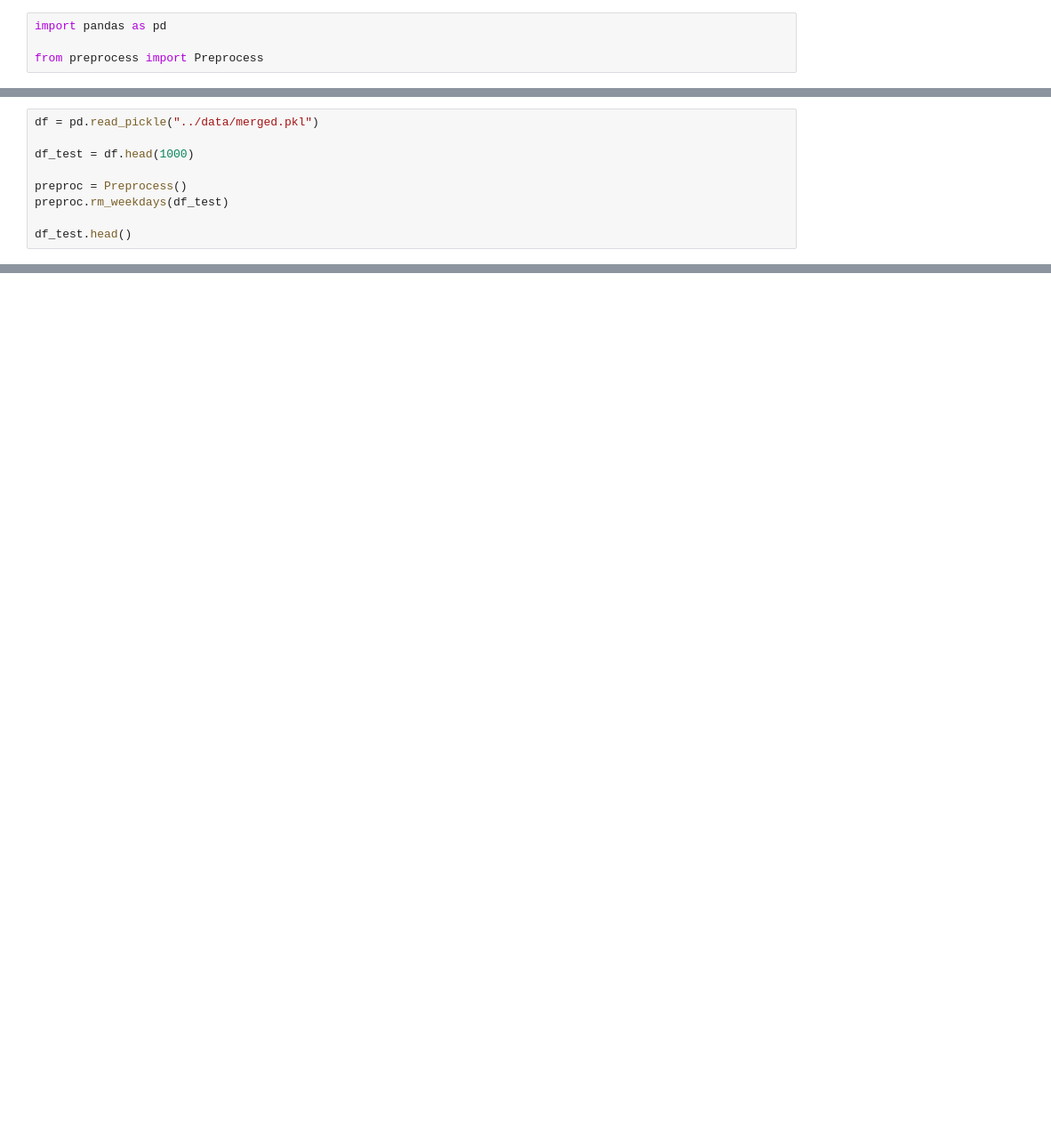
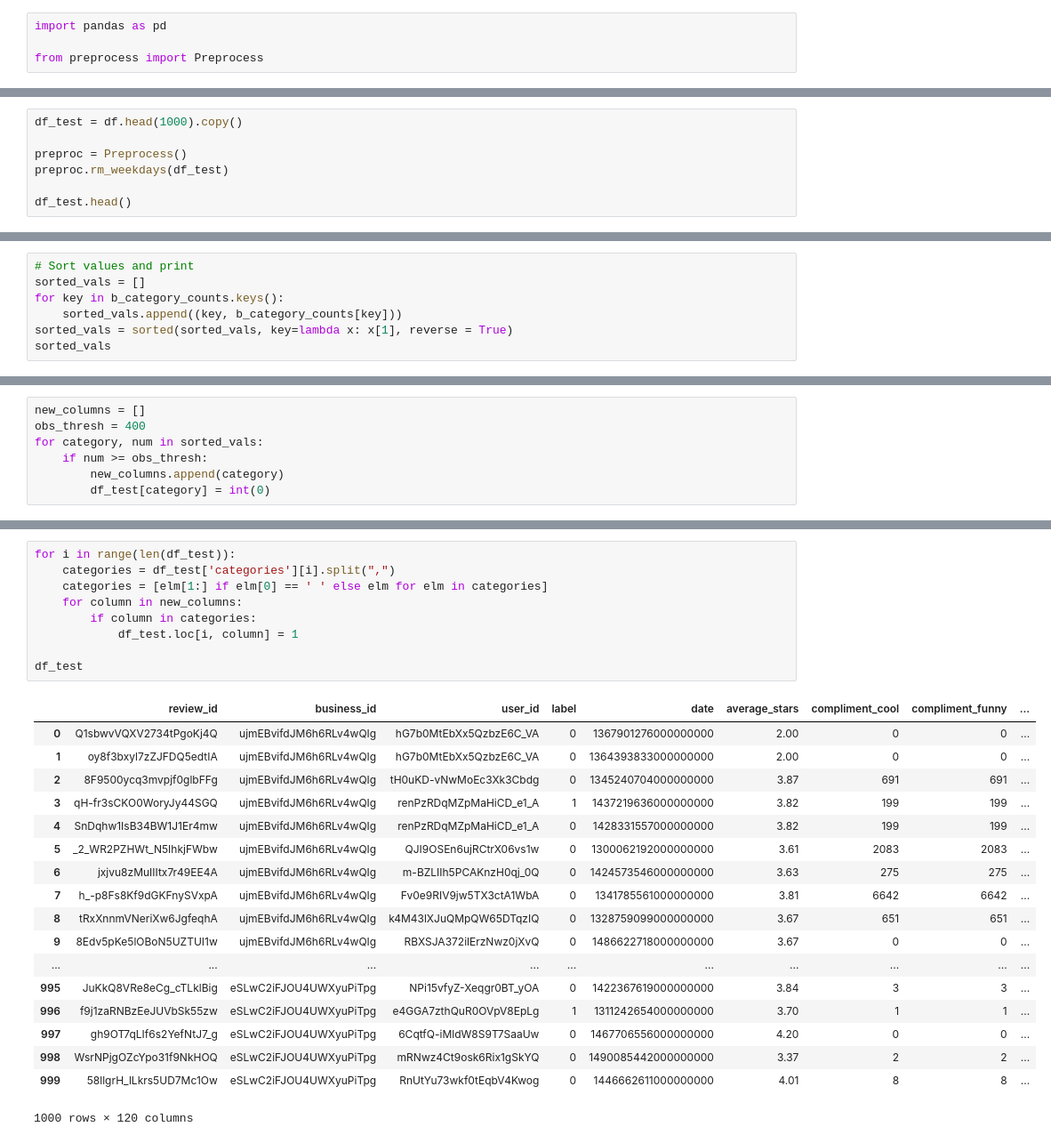
Before and after one commit to fredmell/CS229Project, a Jupyter notebook: python/preprocess_final.ipynb, the cells around one changed output, grey strips where cells are left out. Shown at 89% size. Cells and saved outputs as stored; diff of their text form; blank space fills up the shorter version.

Commit message:
Add category unraveller

```diff
--- a/python/preprocess_final.ipynb
+++ b/python/preprocess_final.ipynb
@@ -5,7 +7,5 @@ from preprocess import Preprocess
 # %%
-df = pd.read_pickle("../data/merged.pkl")
-
-df_test = df.head(1000)
+df_test = df.head(1000).copy()
 
 preproc = Preprocess()
 preproc.rm_weekdays(df_test)
@@ -112,0 +101,7 @@ Warning: No mode, imputed with NaN.
+# %%
+# Sort values and print
+sorted_vals = []
+for key in b_category_counts.keys():
+    sorted_vals.append((key, b_category_counts[key]))
+sorted_vals = sorted(sorted_vals, key=lambda x: x[1], reverse = True)
+sorted_vals
@@ -112,0 +126,7 @@ Warning: No mode, imputed with NaN.
+# %%
+new_columns = []
+obs_thresh = 400
+for category, num in sorted_vals:
+    if num >= obs_thresh:
+        new_columns.append(category)
+        df_test[category] = int(0)
@@ -112,0 +143,28 @@ Warning: No mode, imputed with NaN.
+# %%
+for i in range(len(df_test)):
+    categories = df_test['categories'][i].split(",")
+    categories = [elm[1:] if elm[0] == ' ' else elm for elm in categories]
+    for column in new_columns:
+        if column in categories:
+            df_test.loc[i, column] = 1
+
+df_test
+# %% [output]
+|  | review_id | business_id | user_id | label | date | average_stars | compliment_cool | compliment_funny | ... |
+| 0 | Q1sbwvVQXV2734tPgoKj4Q | ujmEBvifdJM6h6RLv4wQIg | hG7b0MtEbXx5QzbzE6C_VA | 0 | 1367901276000000000 | 2.00 | 0 | 0 | ... |
+| 1 | oy8f3bxyl7zZJFDQ5edtIA | ujmEBvifdJM6h6RLv4wQIg | hG7b0MtEbXx5QzbzE6C_VA | 0 | 1364393833000000000 | 2.00 | 0 | 0 | ... |
+| 2 | 8F9500ycq3mvpjf0glbFFg | ujmEBvifdJM6h6RLv4wQIg | tH0uKD-vNwMoEc3Xk3Cbdg | 0 | 1345240704000000000 | 3.87 | 691 | 691 | ... |
+| 3 | qH-fr3sCKO0WoryJy44SGQ | ujmEBvifdJM6h6RLv4wQIg | renPzRDqMZpMaHiCD_e1_A | 1 | 1437219636000000000 | 3.82 | 199 | 199 | ... |
+| 4 | SnDqhw1IsB34BW1J1Er4mw | ujmEBvifdJM6h6RLv4wQIg | renPzRDqMZpMaHiCD_e1_A | 0 | 1428331557000000000 | 3.82 | 199 | 199 | ... |
+| 5 | _2_WR2PZHWt_N5IhkjFWbw | ujmEBvifdJM6h6RLv4wQIg | QJI9OSEn6ujRCtrX06vs1w | 0 | 1300062192000000000 | 3.61 | 2083 | 2083 | ... |
+| 6 | jxjvu8zMuIIItx7r49EE4A | ujmEBvifdJM6h6RLv4wQIg | m-BZLIIh5PCAKnzH0qj_0Q | 0 | 1424573546000000000 | 3.63 | 275 | 275 | ... |
+| 7 | h_-p8Fs8Kf9dGKFnySVxpA | ujmEBvifdJM6h6RLv4wQIg | Fv0e9RIV9jw5TX3ctA1WbA | 0 | 1341785561000000000 | 3.81 | 6642 | 6642 | ... |
+| 8 | tRxXnnmVNeriXw6JgfeqhA | ujmEBvifdJM6h6RLv4wQIg | k4M43lXJuQMpQW65DTqzIQ | 0 | 1328759099000000000 | 3.67 | 651 | 651 | ... |
+| 9 | 8Edv5pKe5lOBoN5UZTUI1w | ujmEBvifdJM6h6RLv4wQIg | RBXSJA372ilErzNwz0jXvQ | 0 | 1486622718000000000 | 3.67 | 0 | 0 | ... |
+| ... | ... | ... | ... | ... | ... | ... | ... | ... | ... |
+| 995 | JuKkQ8VRe8eCg_cTLklBig | eSLwC2iFJOU4UWXyuPiTpg | NPi15vfyZ-Xeqgr0BT_yOA | 0 | 1422367619000000000 | 3.84 | 3 | 3 | ... |
+| 996 | f9j1zaRNBzEeJUVbSk55zw | eSLwC2iFJOU4UWXyuPiTpg | e4GGA7zthQuR0OVpV8EpLg | 1 | 1311242654000000000 | 3.70 | 1 | 1 | ... |
+| 997 | gh9OT7qLIf6s2YefNtJ7_g | eSLwC2iFJOU4UWXyuPiTpg | 6CqtfQ-iMldW8S9T7SaaUw | 0 | 1467706556000000000 | 4.20 | 0 | 0 | ... |
+| 998 | WsrNPjgOZcYpo31f9NkHOQ | eSLwC2iFJOU4UWXyuPiTpg | mRNwz4Ct9osk6Rix1gSkYQ | 0 | 1490085442000000000 | 3.37 | 2 | 2 | ... |
+| 999 | 58llgrH_lLkrs5UD7Mc1Ow | eSLwC2iFJOU4UWXyuPiTpg | RnUtYu73wkf0tEqbV4Kwog | 0 | 1446662611000000000 | 4.01 | 8 | 8 | ... |
+1000 rows × 120 columns
```
Also changed, not shown: parts of 7 cells of this notebook.
